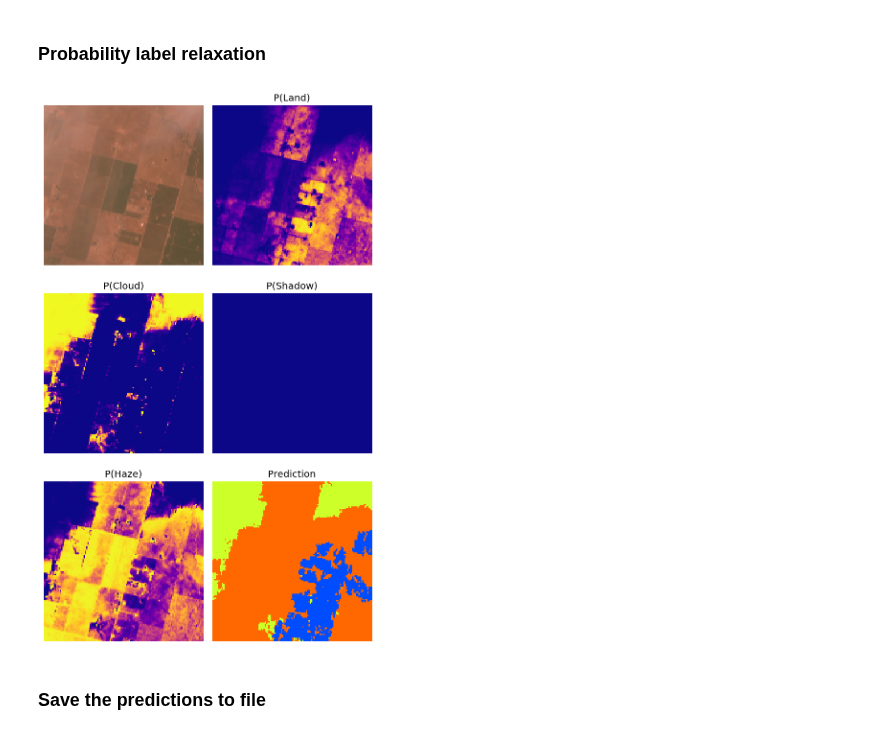
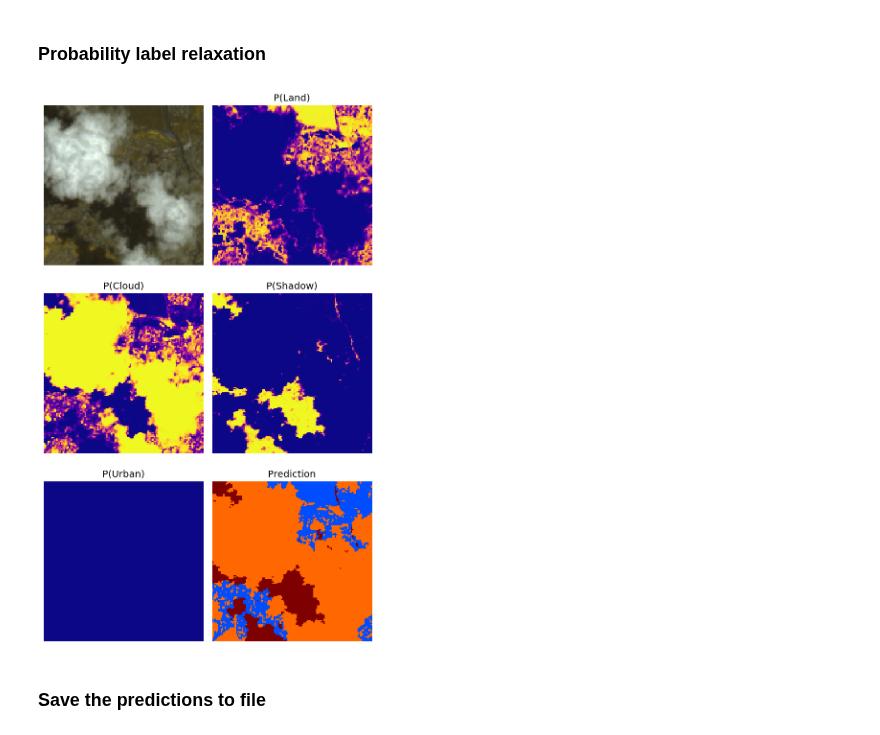
Before and after one commit to jgrss/geowombat, a Jupyter notebook: notebooks/clouds.ipynb, the cells around one changed output. Saved outputs shown, nothing was run; the diff lists cells and outputs as text; code cells hidden in the pictures.

Commit message:
updated cloud notebook

```diff
--- a/notebooks/clouds.ipynb
+++ b/notebooks/clouds.ipynb
@@ -296,7 +317,7 @@ def array_to_dict(sensor, *args):
 # %% [markdown]
 ## Extract data
 # %%
-region = 'na'
+region = 'aus'
 
 ref_res = (20, 20)
 
@@ -316,12 +337,12 @@ proj_dict = dict(na=naaeac_proj,
 ref_crs = proj_dict[region]
 
 # Sentinel 2
-# rpath = Path('/scratch/rsc4/graesser/temp/s2/grids')
-# vpath = Path('/scratch/rsc4/graesser/temp/s2/training/s2_training.shp')
+rpath = Path('/scratch/rsc4/graesser/temp/s2/grids')
+vpath = Path('/scratch/rsc4/graesser/temp/s2/training/s2_training.shp')
 
 # RGBN cubes
-rpath = Path('/media/jcgr/data/projects/global_fields/data/grids')
-vpath = Path('/media/jcgr/data/projects/global_fields/data/training/clouds/{}.shp'.format(region))
+# rpath = Path('/media/jcgr/data/projects/global_fields/data/grids')
+# vpath = Path('/media/jcgr/data/projects/global_fields/data/training/clouds/{}.shp'.format(region))
 
 df = gpd.read_file(vpath.as_posix())
 
@@ -644,9 +661,9 @@ Attributes:
 #                            ncols,
 #                            scale_factor=1.0)
 # %%
-class_labels = ['l', 'w', 'c', 'h', 's']
+class_labels = ['l', 'u', 'w', 'c', 'h', 's']
 # %%
-pred = model.predict_probas(sat_bands, 'l7', scale_factor=1.0, class_labels=class_labels)
+pred = model.predict_probas(sat_bands, 's220', scale_factor=1.0, class_labels=class_labels)
 # %%
 ntime, nbands, nrows, ncols = pred.shape
 # %%
@@ -670,7 +687,7 @@ pred_c = pred.copy()
 
 fig, axes = plt.subplots(3, 2, dpi=120, figsize=(6, 10))
 
-tplot = 7
+tplot = 2
 
 # Time n, mean over bands
 # rgb = np.squeeze(test[tplot].copy())
@@ -700,39 +717,39 @@ axes[1][1].imshow(pred_c[tplot][class_labels.index('s')], vmin=0, vmax=1, cmap='
 axes[1][1].set_title('P(Shadow)')
 axes[1][1].axis('off')
 
-axes[2][0].imshow(pred_c[tplot][class_labels.index('h')], vmin=0, vmax=1, cmap='plasma')
-axes[2][0].set_title('P(Haze)')
+axes[2][0].imshow(pred_c[tplot][class_labels.index('u')], vmin=0, vmax=1, cmap='plasma')
+axes[2][0].set_title('P(Urban)')
 axes[2][0].axis('off')
 
 # pred_int = np.where(pred[tplot][classes.index('c')] >= pthresh, 1,
 #                     np.where(pred[tplot][classes.index('s')] >= pthresh, 2, 0))
 
 pred_int = pred_c[tplot].argmax(axis=0) + 1
 
 # pred_int = np.where((amax == classes.index('c')) & (pred[tplot][classes.index('c')] > pthresh), 1,
 #                     np.where((amax == classes.index('s')) & (pred[tplot][classes.index('s')] > pthresh), 2, 0))
 
 kernel_cross = np.array([[0, 1, 0], [1, 1, 1], [0, 1, 0]], dtype='uint8')
 kernel_square = np.array([[1, 1, 1], [1, 1, 1], [1, 1, 1]], dtype='uint8')
 
 pred_int = pymorph.closerec(pymorph.closerec(pred_int,
                                              Bdil=pymorph.secross(r=3),
                                              Bc=pymorph.secross(r=1)),
                             Bdil=pymorph.secross(r=2),
                             Bc=pymorph.secross(r=1))
 
 # pred_int = cv2.erode(np.uint8(pred_int), kernel_square, iterations=1)
 # pred_int = cv2.dilate(np.uint8(pred_int), kernel_square, iterations=3)
 
 axes[2][1].imshow(pred_int, vmin=0, vmax=5, cmap='jet')
 axes[2][1].set_title('Prediction')
 axes[2][1].axis('off')
 
 plt.tight_layout()
 
 plt.show()
 # %% [output]
-[figure, old version]
+[figure, new version]
 # %% [markdown]
 ### Save the predictions to file
 # %%
```
Also changed, not shown: parts of 17 cells of this notebook, 1 other file.
